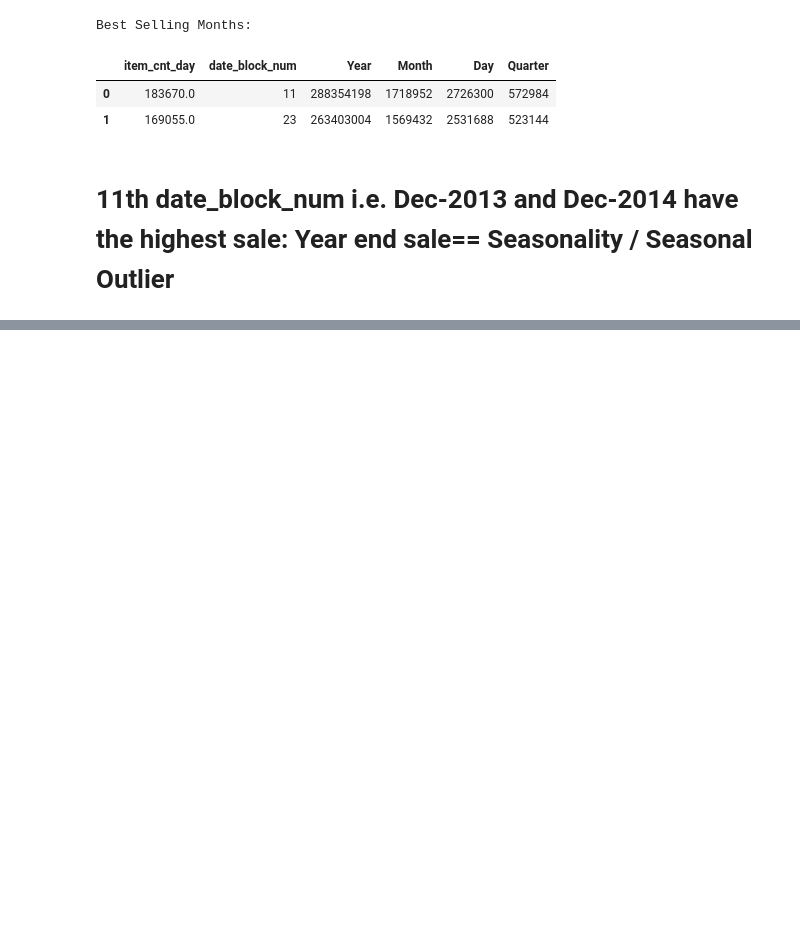
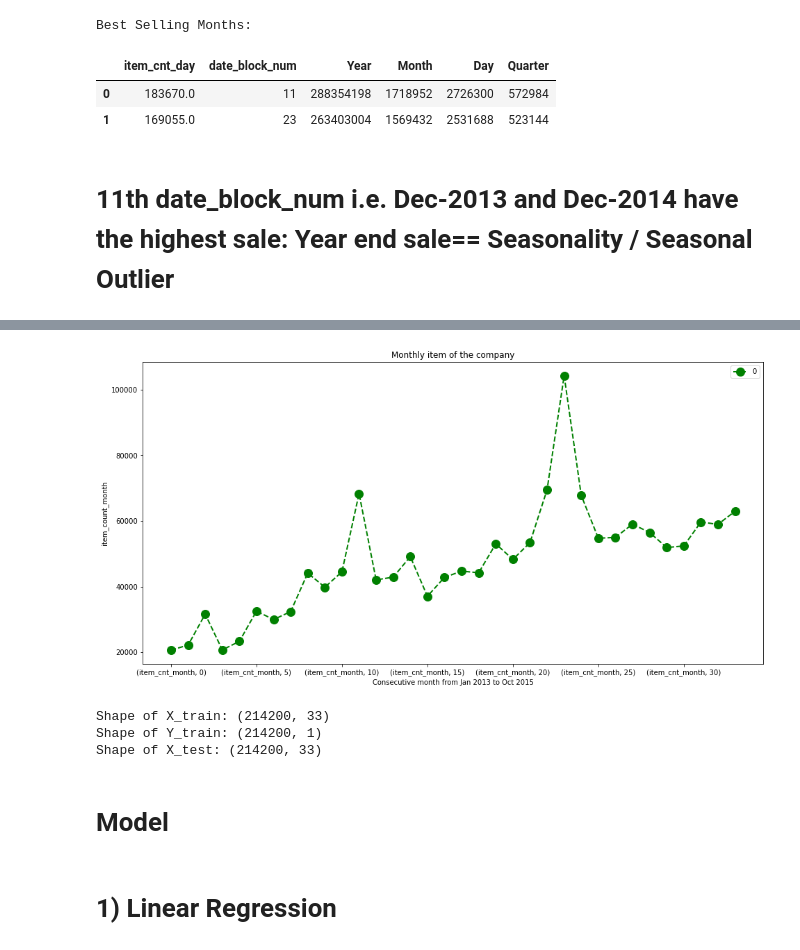
Before and after one commit to SRFZJAVED/TimeSeries, a Jupyter notebook: TASK_File.ipynb, the cells around one changed output, grey strips where cells are left out. Drawn from its saved outputs; the diff is of its cells as text; code cells hidden in the pictures; blank space fills up the shorter version.

```diff
--- a/TASK_File.ipynb
+++ b/TASK_File.ipynb
@@ -706,0 +405,4 @@ plt.show()
+# %%
+test_df = sales_test_df.drop(["ID"], axis = 1)
+print(test_df.head())
+print(test_df.shape)
@@ -706,0 +417,5 @@ plt.show()
+# %%
+#Merging the test set with train set so that we have same shape as submission file i.e. 214200 rows
+
+dataset = pd.merge(test_df, train_df, on = ["shop_id", "item_id"], how = "left" )
+dataset.head()
@@ -706,0 +438,4 @@ plt.show()
+# %%
+#fillna with 0
+dataset.fillna(0, inplace = True)
+dataset.isnull().sum().sum()
@@ -706,0 +444,5 @@ plt.show()
+# %%
+#Removing shop_id and item_id columns as they are primary keys and does not help in forecasting
+#This will make out model robust as the forecast values will not be dependent on shop_id or item_id
+dataset.drop(["shop_id", "item_id"], axis = 1, inplace = True)
+dataset.head()
@@ -706,0 +457,11 @@ plt.show()
+# %%
+df = pd.DataFrame(dataset.sum())
+df.plot(figsize= (16,8), color='green', marker='o', linestyle='dashed', linewidth=2, markersize=12)
+
+
+plt.title("Monthly item of the company")
+plt.xlabel("Consecutive month from Jan 2013 to Oct 2015")
+plt.ylabel("item_count_month")
+plt.show()
+# %% [output]
+[figure, added]
@@ -706,0 +477,13 @@ plt.show()
+# %%
+#Checking shape
+print("Shape of X_train: " + str(X_train.shape))
+print("Shape of Y_train: " + str(y_train.shape))
+print("Shape of X_test: "  + str(X_test.shape))
+# %% [output]
+Shape of X_train: (214200, 33)
+Shape of Y_train: (214200, 1)
+Shape of X_test: (214200, 33)
+# %% [markdown]
+# Model
+# %% [markdown]
+# 1) Linear Regression
```
Also changed, not shown: parts of 93 cells of this notebook.
